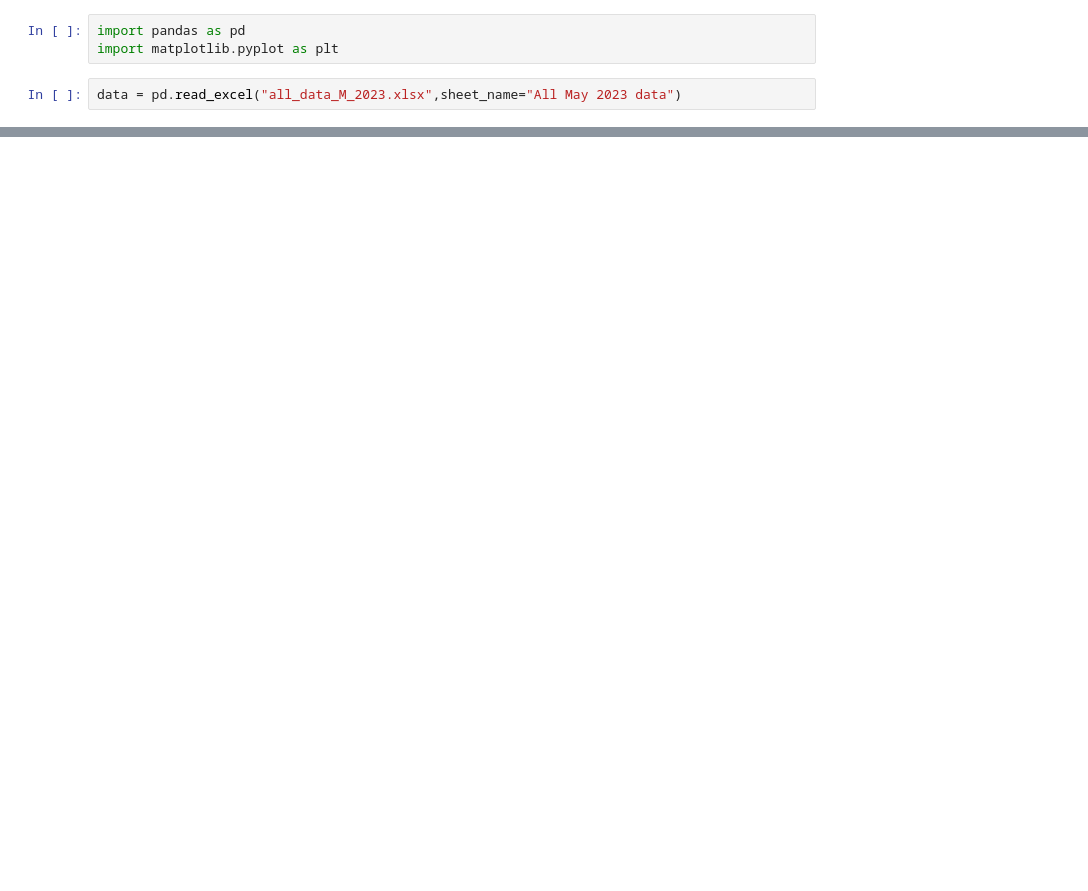
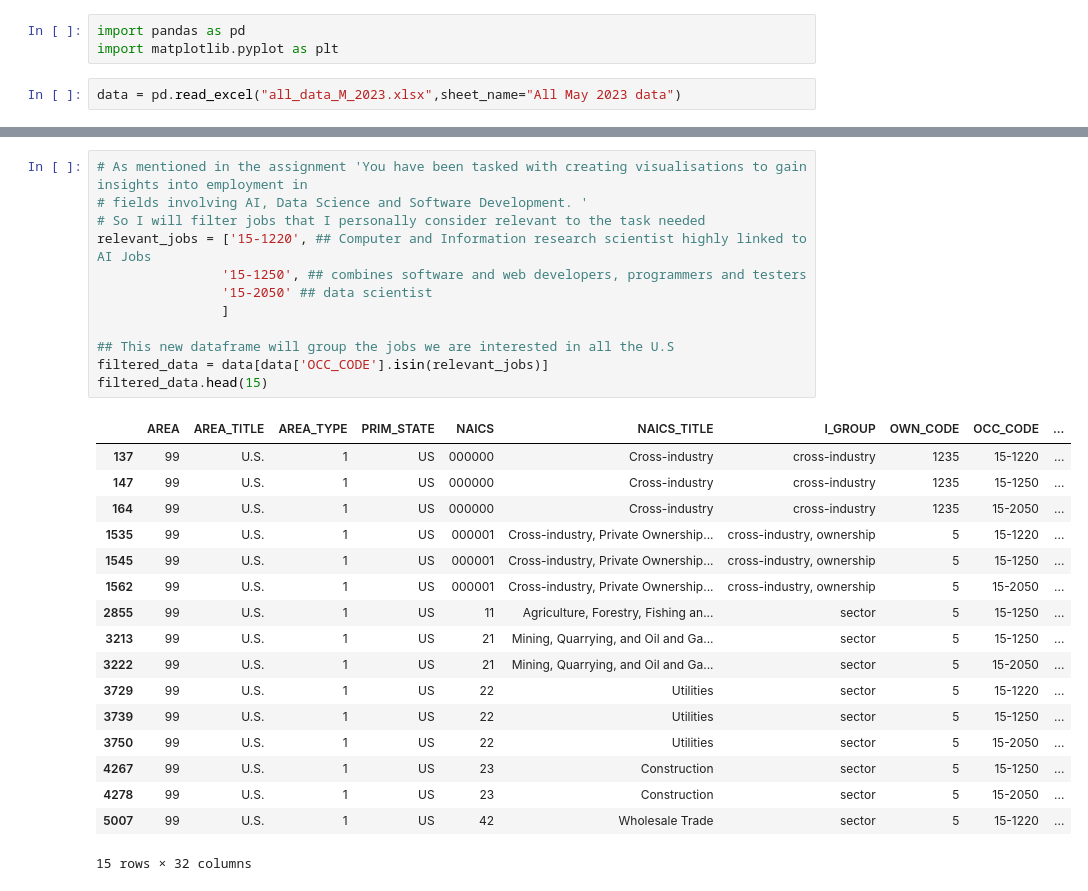
Before and after one commit to Rayenbt/Occupations_analysis_US, a Jupyter notebook: CA1.ipynb, the cells around one changed output, grey strips where cells are left out. Saved outputs shown, nothing was run; the diff lists cells and outputs as text; blank space fills up the shorter version.

```diff
--- a/CA1.ipynb
+++ b/CA1.ipynb
@@ -15,0 +27,30 @@ data.head()
+# %%
+# As mentioned in the assignment 'You have been tasked with creating visualisations to gain insights into employment in
+# fields involving AI, Data Science and Software Development. '
+# So I will filter jobs that I personally consider relevant to the task needed
+relevant_jobs = ['15-1220', ## Computer and Information research scientist highly linked to AI Jobs
+                '15-1250', ## combines software and web developers, programmers and testers
+                '15-2050' ## data scientist
+                ]
+
+## This new dataframe will group the jobs we are interested in all the U.S
+filtered_data = data[data['OCC_CODE'].isin(relevant_jobs)]
+filtered_data.head(15)
+# %% [output]
+|  | AREA | AREA_TITLE | AREA_TYPE | PRIM_STATE | NAICS | NAICS_TITLE | I_GROUP | OWN_CODE | OCC_CODE | ... |
+| 137 | 99 | U.S. | 1 | US | 000000 | Cross-industry | cross-industry | 1235 | 15-1220 | ... |
+| 147 | 99 | U.S. | 1 | US | 000000 | Cross-industry | cross-industry | 1235 | 15-1250 | ... |
+| 164 | 99 | U.S. | 1 | US | 000000 | Cross-industry | cross-industry | 1235 | 15-2050 | ... |
+| 1535 | 99 | U.S. | 1 | US | 000001 | Cross-industry, Private Ownership... | cross-industry, ownership | 5 | 15-1220 | ... |
+| 1545 | 99 | U.S. | 1 | US | 000001 | Cross-industry, Private Ownership... | cross-industry, ownership | 5 | 15-1250 | ... |
+| 1562 | 99 | U.S. | 1 | US | 000001 | Cross-industry, Private Ownership... | cross-industry, ownership | 5 | 15-2050 | ... |
+| 2855 | 99 | U.S. | 1 | US | 11 | Agriculture, Forestry, Fishing an... | sector | 5 | 15-1250 | ... |
+| 3213 | 99 | U.S. | 1 | US | 21 | Mining, Quarrying, and Oil and Ga... | sector | 5 | 15-1250 | ... |
+| 3222 | 99 | U.S. | 1 | US | 21 | Mining, Quarrying, and Oil and Ga... | sector | 5 | 15-2050 | ... |
+| 3729 | 99 | U.S. | 1 | US | 22 | Utilities | sector | 5 | 15-1220 | ... |
+| 3739 | 99 | U.S. | 1 | US | 22 | Utilities | sector | 5 | 15-1250 | ... |
+| 3750 | 99 | U.S. | 1 | US | 22 | Utilities | sector | 5 | 15-2050 | ... |
+| 4267 | 99 | U.S. | 1 | US | 23 | Construction | sector | 5 | 15-1250 | ... |
+| 4278 | 99 | U.S. | 1 | US | 23 | Construction | sector | 5 | 15-2050 | ... |
+| 5007 | 99 | U.S. | 1 | US | 42 | Wholesale Trade | sector | 5 | 15-1220 | ... |
+15 rows × 32 columns
```
Also changed, not shown: parts of 5 cells of this notebook.
